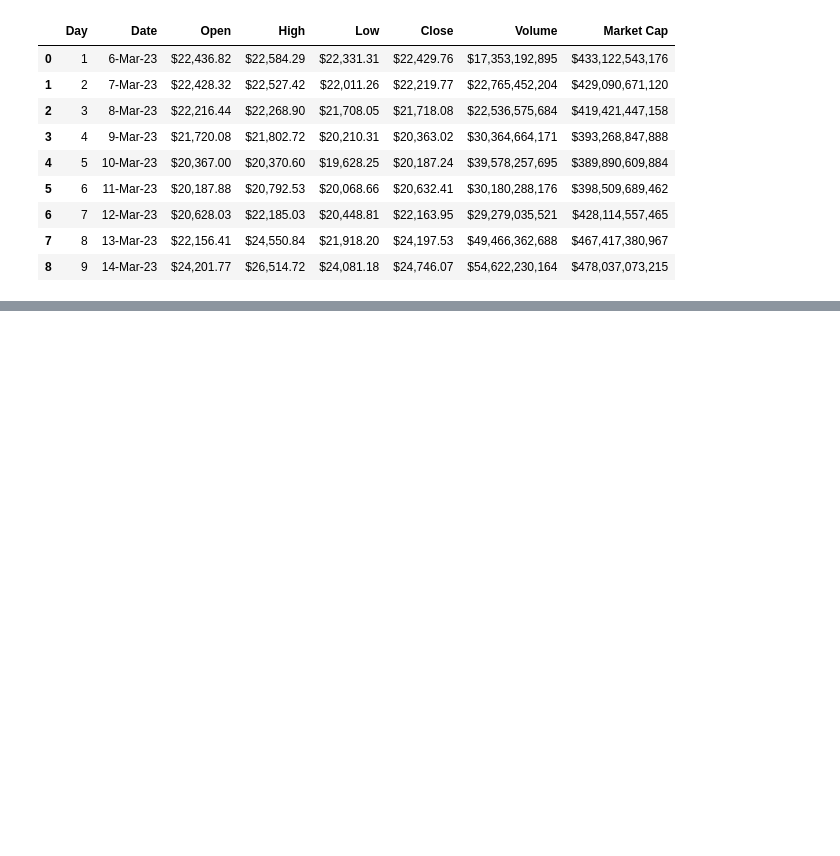
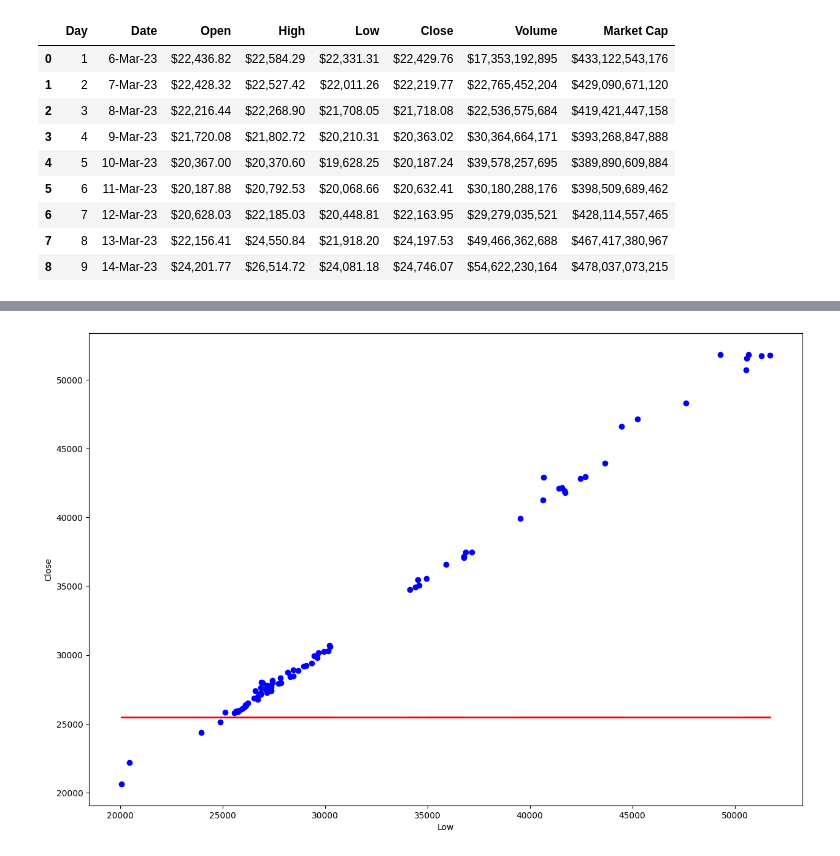
Before and after one commit to He5am/Bitcoin-prediction-with-linear-regression, a Jupyter notebook: bitcoin-project-with-linear-regression.ipynb, the cells around one changed output, grey strips where cells are left out. Saved outputs shown, nothing was run; the diff lists cells and outputs as text; code cells hidden in the pictures; blank space fills up the shorter version.

```diff
--- a/bitcoin-project-with-linear-regression.ipynb
+++ b/bitcoin-project-with-linear-regression.ipynb
@@ -126,0 +132,12 @@ Variance score: 1.00
+# %%
+plt.figure(figsize=(15, 10))
+plt.scatter(x,y,color='blue')
+
+plt.plot(x, y_hat, color="red", linewidth=2)
+
+
+plt.xlabel("Low")
+plt.ylabel("Close")
+plt.show()
+# %% [output]
+[figure, added]
```
Also changed, not shown: parts of 16 cells of this notebook.
